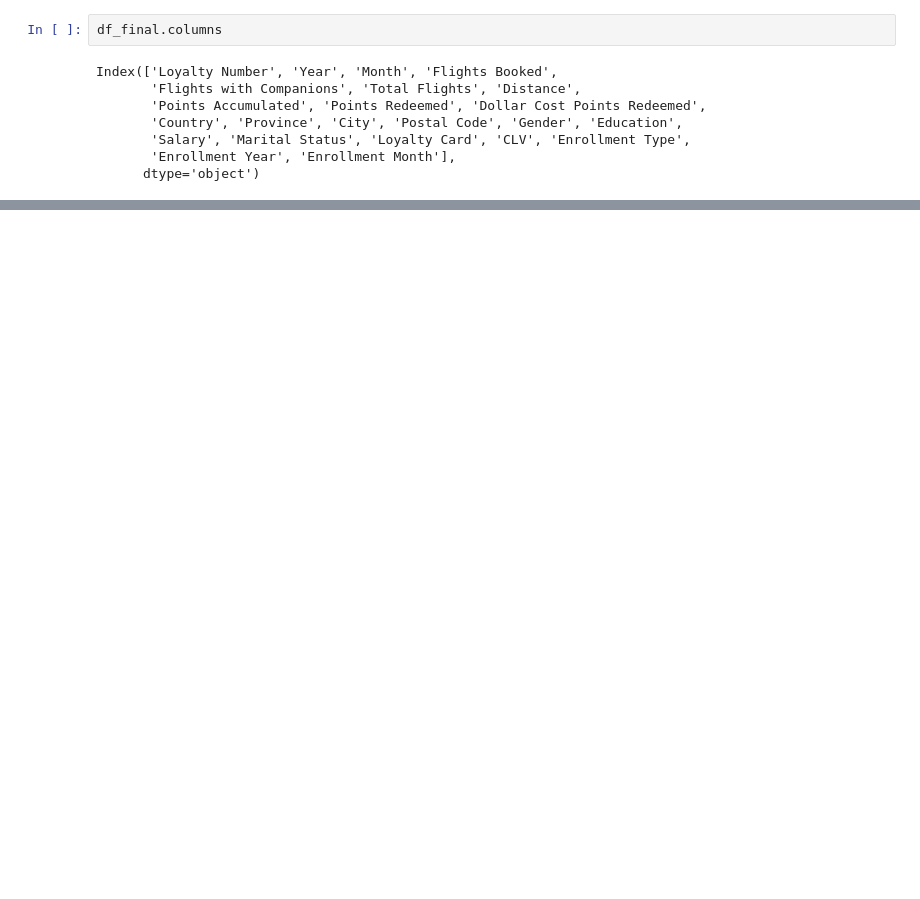
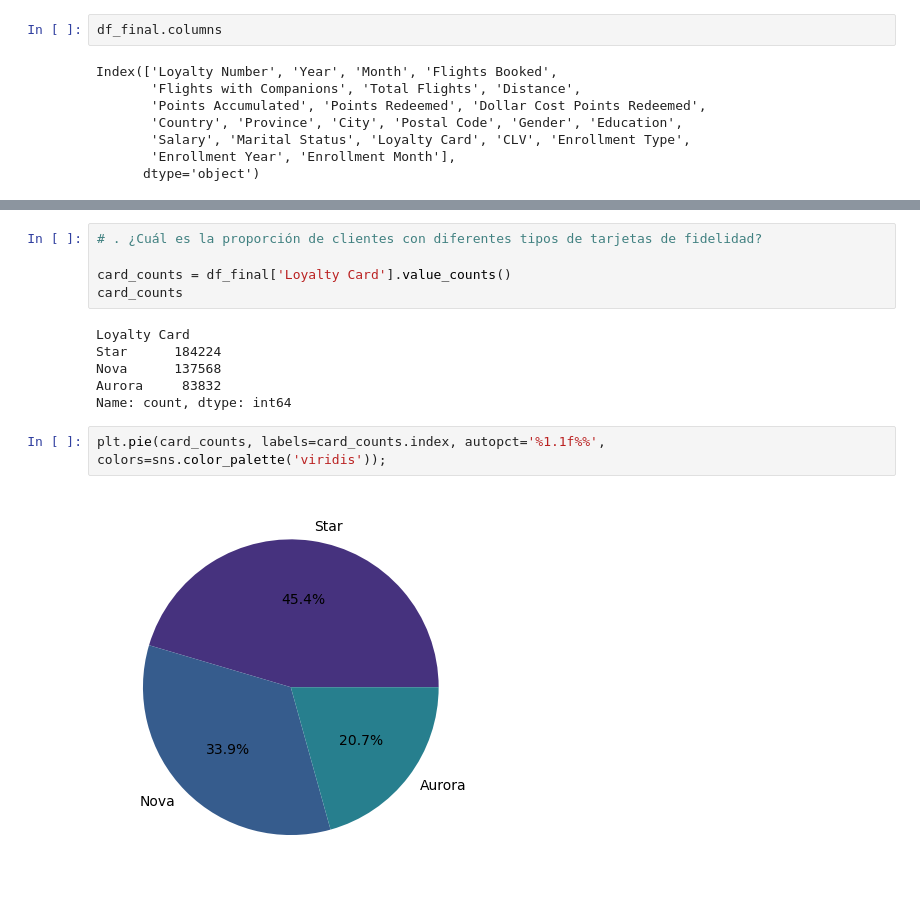
Before and after one commit to Adalab/bda-modulo-3-evaluacion-final-cgomezza, a Jupyter notebook: evaluacion-modulo-3-carmen-gomez-zamora-promo-b.ipynb, the cells around one changed output, grey strips where cells are left out. Cells and saved outputs as stored; diff of their text form; blank space fills up the shorter version.

```diff
--- a/evaluacion-modulo-3-carmen-gomez-zamora-promo-b.ipynb
+++ b/evaluacion-modulo-3-carmen-gomez-zamora-promo-b.ipynb
@@ -328,0 +339,15 @@ NameError: name 'mean_salary' is not defined
+# %%
+# . ¿Cuál es la proporción de clientes con diferentes tipos de tarjetas de fidelidad?
+
+card_counts = df_final['Loyalty Card'].value_counts()
+card_counts
+# %% [output]
+Loyalty Card
+Star      184224
+Nova      137568
+Aurora     83832
+Name: count, dtype: int64
+# %%
+plt.pie(card_counts, labels=card_counts.index, autopct='%1.1f%%', colors=sns.color_palette('viridis'));
+# %% [output]
+[figure, added]
```
Also changed, not shown: parts of 22 cells of this notebook, 1 other file.
